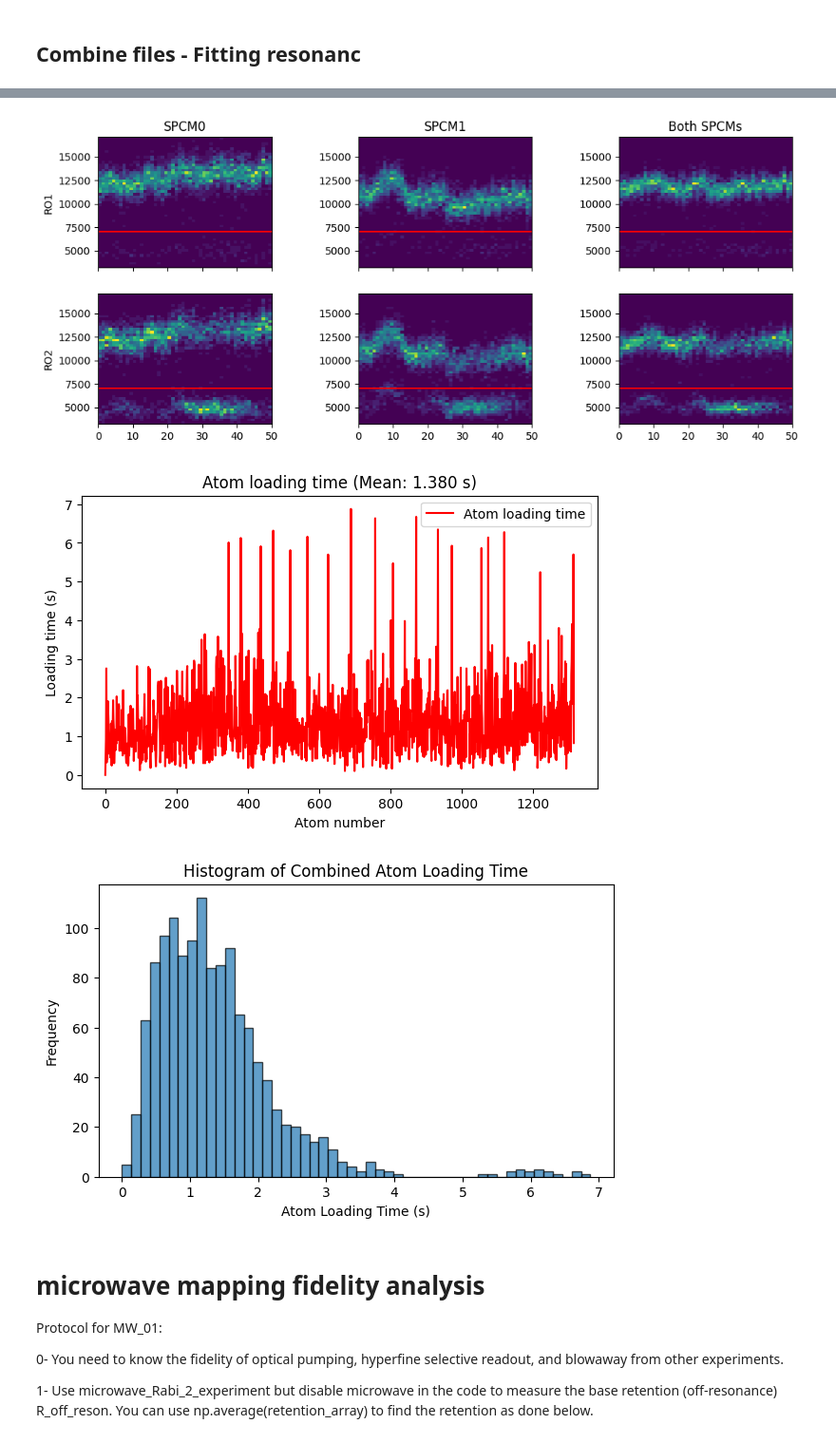
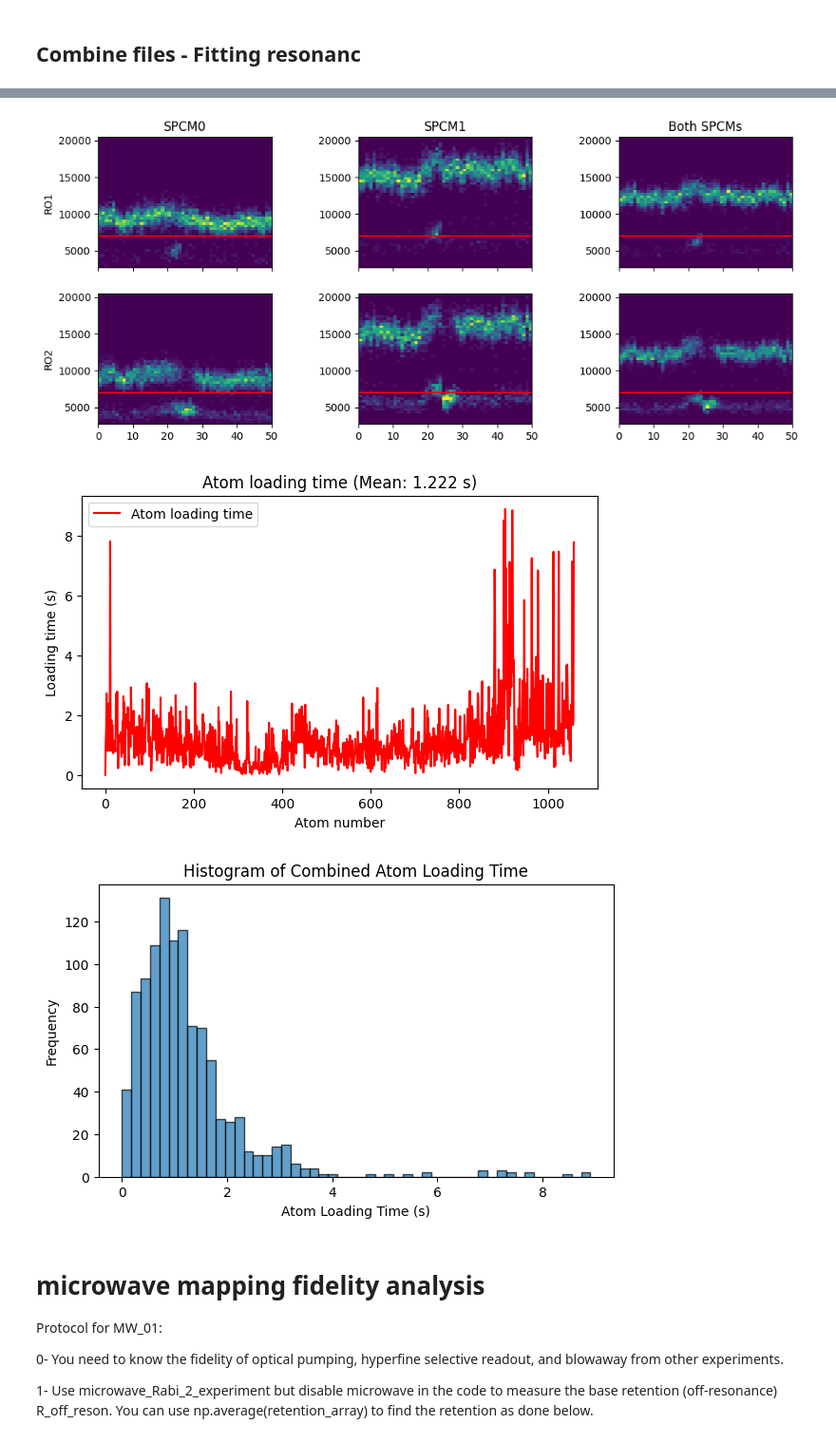
Before and after one commit to QuantumQuadrate/qn_artiq_routines, a Jupyter notebook: Analysis/Microwave analysis/Microwave_analysis_2025.ipynb, the cells around one changed output, grey strips where cells are left out. Shown at 95% size. Saved outputs shown, nothing was run; the diff lists cells and outputs as text; code cells hidden in the pictures.

```diff
--- a/Analysis/Microwave analysis/Microwave_analysis_2025.ipynb
+++ b/Analysis/Microwave analysis/Microwave_analysis_2025.ipynb
@@ -2,7 +2,7 @@
 # Mapping atom analysis
 Valid for experiments from 2025-04-30 until ...
 # %%
-date_filters = ["2025-10-01"]
+date_filters = ["2026-01-16"]
 
 from matplotlib import pyplot as plt
 import matplotlib as mpl
@@ -79,7 +72,7 @@ With fitting the resonance for microwave scans
 """
 ### the file(s) to analyze:
 file_indices = {
-    8:'',
+    4:'',
     # 53:'',
     # 38:'',
     # 36:'HWP=1.875, QWP=4.5',
@@ -97,7 +90,7 @@ showloading = True
 custom_xlabel = True
 merge_data = False # if True, the datasets will be combined, and if fit=True, the new merged data will be fit. don't try this in 2D
 fit = True
-is_it_a_peak = True ### use True if the resonance we are trying to fit shows as a peak. False for a dip resonance.
+is_it_a_peak = False ### use True if the resonance we are trying to fit shows as a peak. False for a dip resonance.
 
 showhist_counts = False
 
@@ -411,6 +404,6 @@ center=334376367.8209±21758.2968, sigma=104182.7396±28170.8313, ampl=0.3239±0
-[figure, old version]
+[figure, new version]
-[figure, old version]
+[figure, new version]
-[figure, old version]
+[figure, new version]
 # %% [markdown]
 # microwave mapping fidelity analysis
 
```
Also changed, not shown: parts of 3 cells of this notebook, 8 other files.
